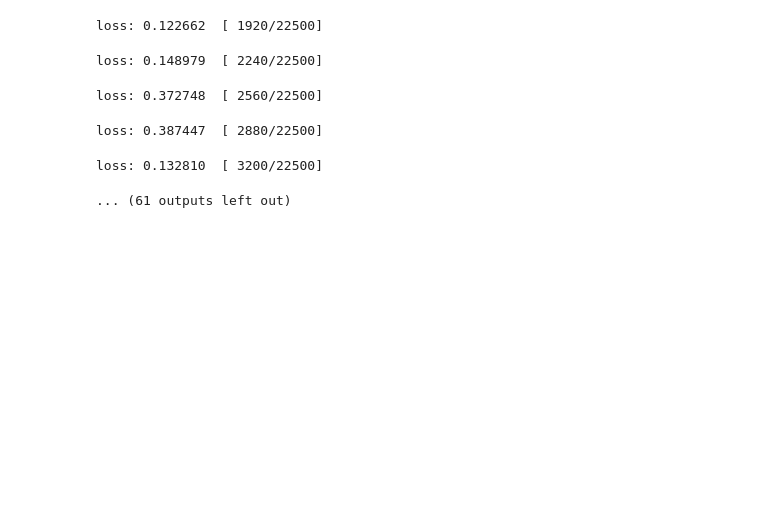
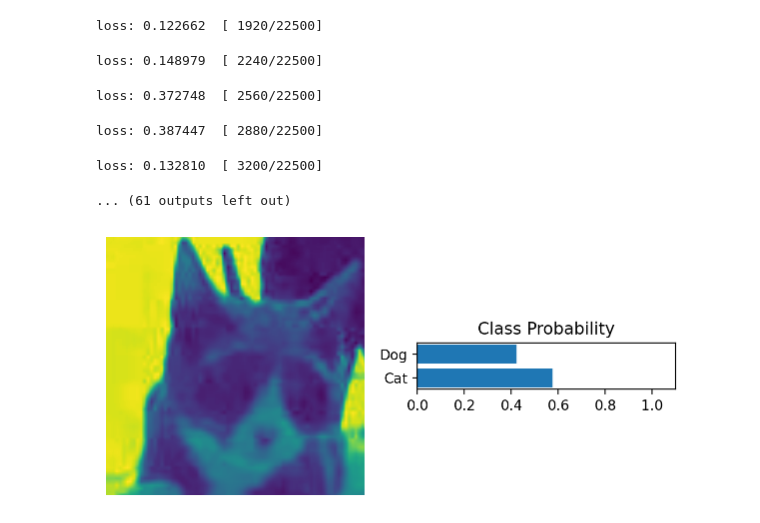
Before and after one commit to ashileybianca/Udacity-Course, a Jupyter notebook: 8 - neural networks/Part 8 - Transfer Learning.ipynb, the cells around one changed output. Drawn from its saved outputs; the diff is of its cells as text; code cells hidden in the pictures; blank space fills up the shorter version.

```diff
--- a/8 - neural networks/Part 8 - Transfer Learning.ipynb
+++ b/8 - neural networks/Part 8 - Transfer Learning.ipynb
@@ -287,3 +287,40 @@ loss: 0.372748  [ 2560/22500]
 loss: 0.387447  [ 2880/22500]
 loss: 0.132810  [ 3200/22500]
 ... (61 outputs left out)
+# %%
+# Importações necessárias
+import matplotlib.pyplot as plt
+import numpy as np
+
+# Função para exibir a previsão
+def view_prediction(image, ps):
+    """Mostra a imagem e as probabilidades calculadas."""
+    ps = ps.cpu().data.numpy().squeeze()  # Movendo o tensor para a CPU antes de converter para numpy
+
+    fig, (ax1, ax2) = plt.subplots(figsize=(6,9), ncols=2)
+    ax1.imshow(image.cpu().resize_(1, 224, 224).numpy().squeeze())  # Movendo a imagem para a CPU antes de manipular
+    ax1.axis('off')
+    ax2.barh(np.arange(2), ps)
+    ax2.set_aspect(0.1)
+    ax2.set_yticks(np.arange(2))
+    ax2.set_yticklabels(['Cat', 'Dog'])
+    ax2.set_title('Class Probability')
+    ax2.set_xlim(0, 1.1)
+    plt.tight_layout()
+
+# Obtém uma imagem aleatória e a classe correspondente dos dados de teste
+images, labels = next(iter(testloader))
+idx = np.random.randint(len(images))  # Índice aleatório
+image = images[idx].to(device)  # Move a imagem para o dispositivo (GPU)
+
+# Faz a previsão para a imagem
+with torch.no_grad():
+    model.eval()
+    logps = model(image.unsqueeze(0))
+    ps = torch.exp(logps)
+
+# Exibe a previsão
+view_prediction(image, ps)
+plt.show()
+# %% [output]
+[figure, added]
```
Also changed, not shown: 1 other file.
